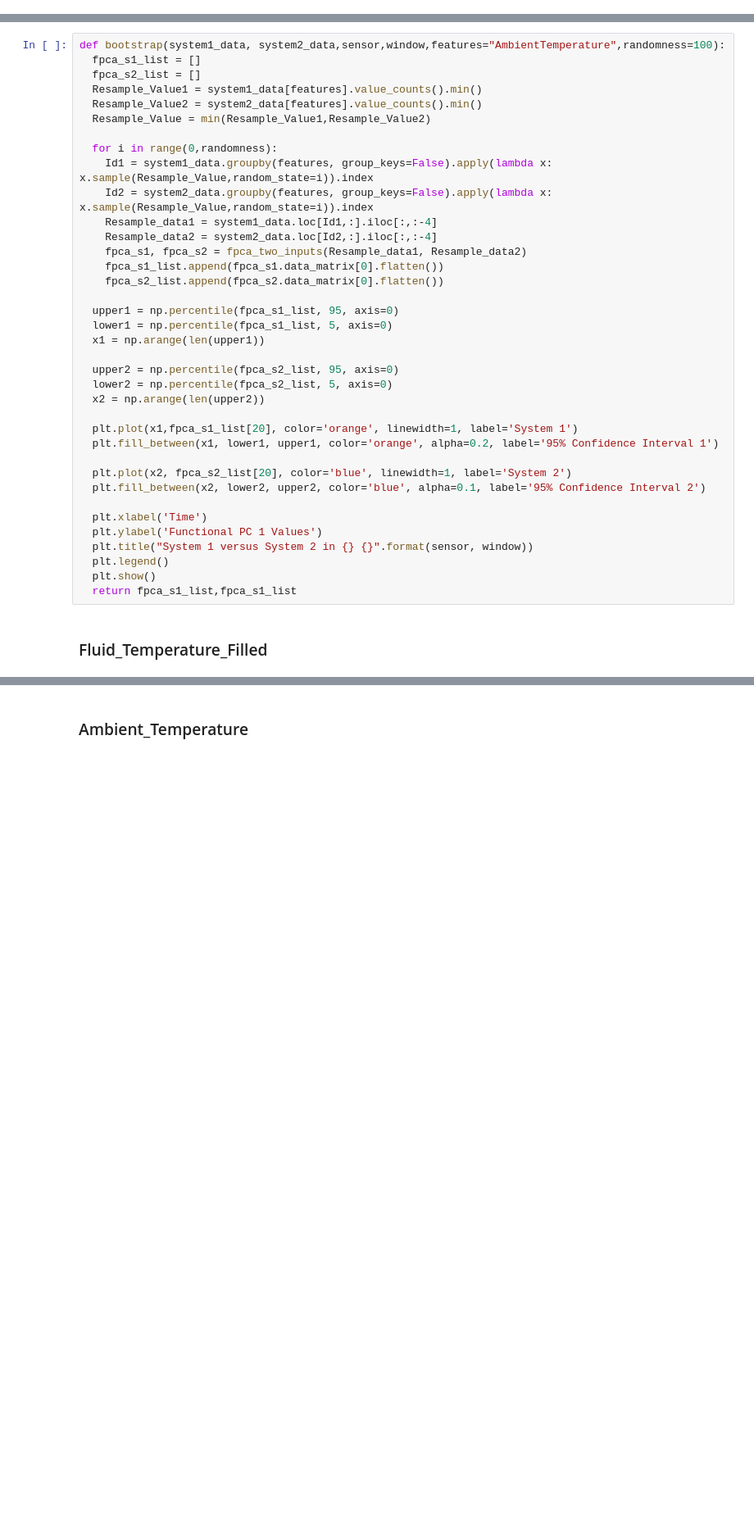
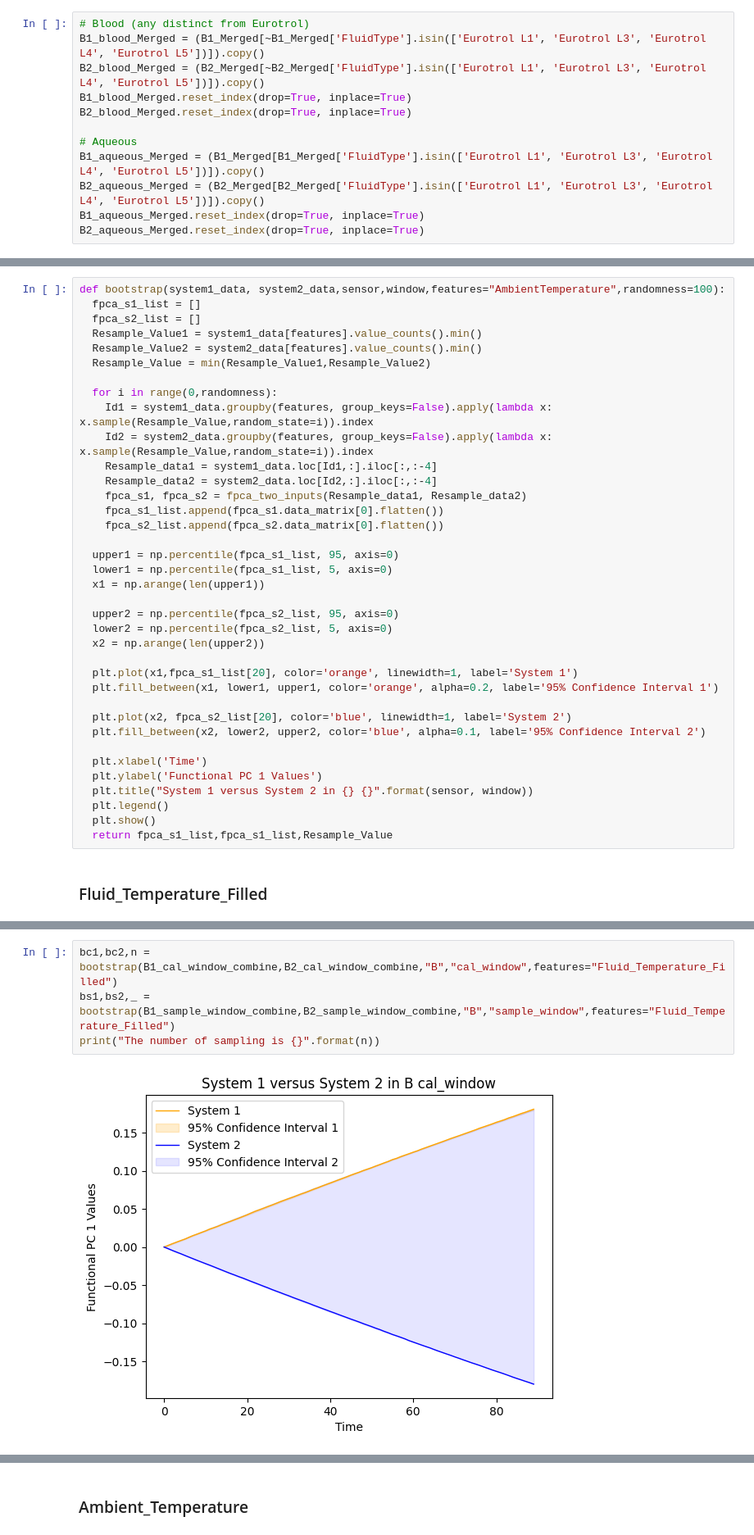
Before and after one commit to dejaytang/Capstone_Siemens, a Jupyter notebook: Coding/Eden/Siemens_FDA_Boostrap_Final (2).ipynb, the cells around one changed output, grey strips where cells are left out. Shown at 82% size. Saved outputs shown, nothing was run; the diff lists cells and outputs as text; blank space fills up the shorter version.

```diff
--- a/Coding/Eden/Siemens_FDA_Boostrap_Final (1).ipynb
+++ b/Coding/Eden/Siemens_FDA_Boostrap_Final (2).ipynb
@@ -198,6 +198,18 @@ B1:  (3374, 3377)
 B2:  (7743, 3368)
 # %% [markdown]
 # 5. Window extraction
+# %%
+# Blood (any distinct from Eurotrol)
+B1_blood_Merged = (B1_Merged[~B1_Merged['FluidType'].isin(['Eurotrol L1', 'Eurotrol L3', 'Eurotrol L4', 'Eurotrol L5'])]).copy()
+B2_blood_Merged = (B2_Merged[~B2_Merged['FluidType'].isin(['Eurotrol L1', 'Eurotrol L3', 'Eurotrol L4', 'Eurotrol L5'])]).copy()
+B1_blood_Merged.reset_index(drop=True, inplace=True)
+B2_blood_Merged.reset_index(drop=True, inplace=True)
+
+# Aqueous
+B1_aqueous_Merged = (B1_Merged[B1_Merged['FluidType'].isin(['Eurotrol L1', 'Eurotrol L3', 'Eurotrol L4', 'Eurotrol L5'])]).copy()
+B2_aqueous_Merged = (B2_Merged[B2_Merged['FluidType'].isin(['Eurotrol L1', 'Eurotrol L3', 'Eurotrol L4', 'Eurotrol L5'])]).copy()
+B1_aqueous_Merged.reset_index(drop=True, inplace=True)
+B2_aqueous_Merged.reset_index(drop=True, inplace=True)
 # %%
 # Match window values of Sensor A for each test
 calDelimit = 11
@@ -754,7 +750,7 @@ def bootstrap(system1_data, system2_data,sensor,window,features="AmbientTemperat
   plt.title("System 1 versus System 2 in {} {}".format(sensor, window))
   plt.legend()
   plt.show()
-  return fpca_s1_list,fpca_s1_list
+  return fpca_s1_list,fpca_s1_list,Resample_Value
 # %% [markdown]
 ### Fluid_Temperature_Filled
 # %%
@@ -765,0 +764,6 @@ as1,as2 = bootstrap(A1_sample_window_combine,A2_sample_window_combine,"A","sampl
+# %%
+bc1,bc2,n = bootstrap(B1_cal_window_combine,B2_cal_window_combine,"B","cal_window",features="Fluid_Temperature_Filled")
+bs1,bs2,_ = bootstrap(B1_sample_window_combine,B2_sample_window_combine,"B","sample_window",features="Fluid_Temperature_Filled")
+print("The number of sampling is {}".format(n))
+# %% [output]
+[figure, added]
```
Also changed, not shown: parts of 12 cells of this notebook.
